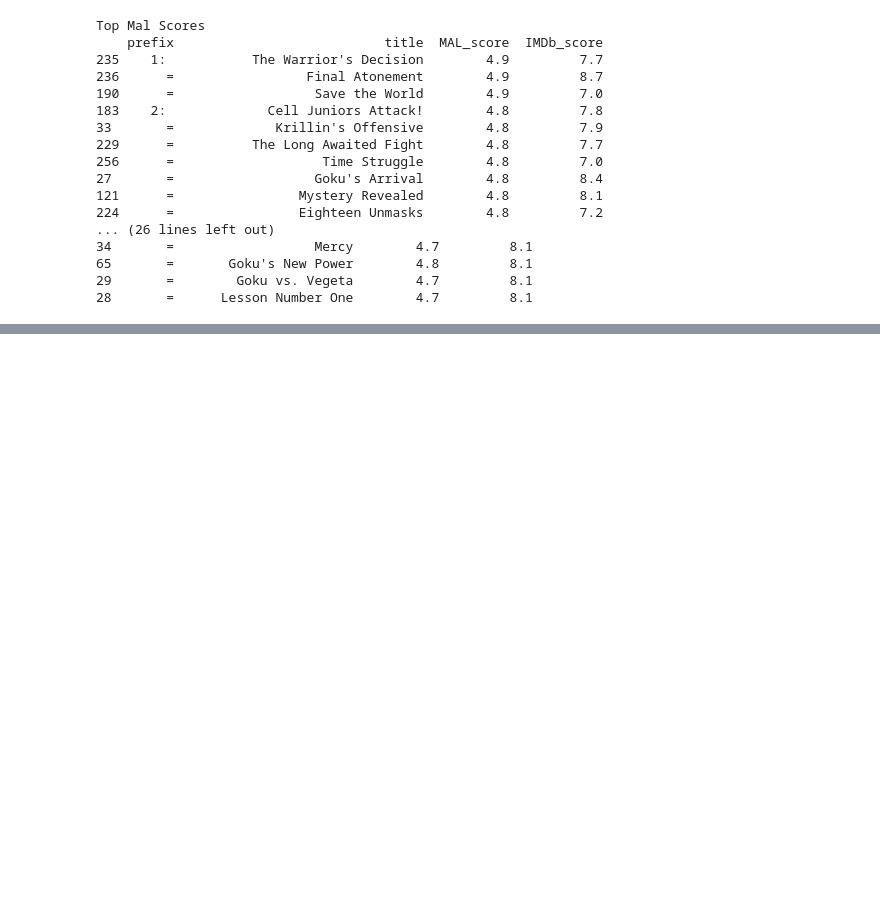
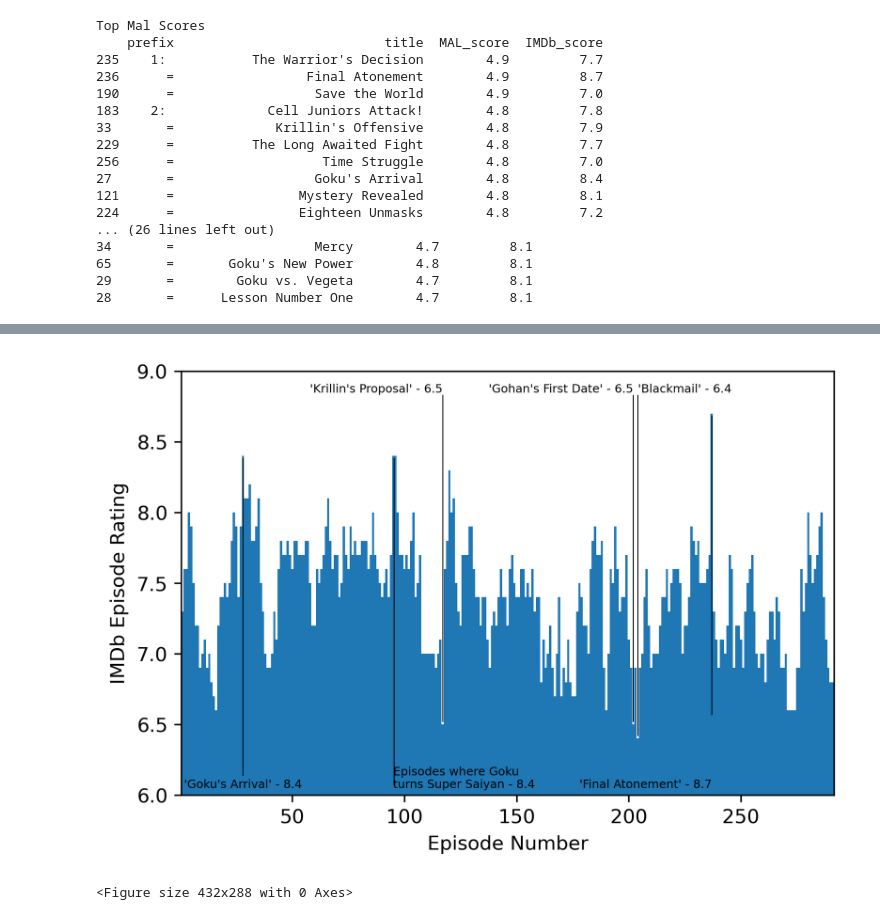
Before and after one commit to finn-okeeffe/best-dbz-episode, a Jupyter notebook: analysis_and_visualisation.ipynb, the cells around one changed output, grey strips where cells are left out. Cells and saved outputs as stored; diff of their text form; code cells hidden in the pictures; blank space fills up the shorter version.

Commit message:
Found and discussed lowest rated episodes, created annotated plots for IMDb and MAL

```diff
--- a/analysis_and_visualisation.ipynb
+++ b/analysis_and_visualisation.ipynb
@@ -169,0 +244,55 @@ Gohan's fight with Cell covers episodes 181 to 191 (index 180 to 190). A few of
+# %%
+# Visualisation
+def label_bar(ax, ep_num, score_column, text, xpos=None, height_offset=0, size=6, text_line_gap=0,**kwargs):
+    ## creates label pointing at a specific episode
+    # default x position is the episode number
+    if xpos is None: xpos=ep_num
+    # get text height
+    score = compiled_df.loc[ep_num-1, score_column]
+    ylim = ax.get_ylim()
+    span = ylim[1] - ylim[0]
+    # if score in upper half, put label on bottom, if score in lower half, put label up top
+    if score > 0.5*(ylim[1] + ylim[0]):
+        height=ylim[0]
+        sign=-1
+    else:
+        height=ylim[1]
+        sign=1
+    height += sign*height_offset
+    # place text
+    ax.text(ep_num, height, text,
+           size=size, **kwargs)
+    # create bar
+    ax.plot([xpos, xpos], [score+sign*0.02, height-sign*0.02+text_line_gap], "k-", linewidth=0.5)
+
+def title_label(ax, ep_num, score_column, **kwargs):
+    # uses label_bar to label an episode with its title and score
+    score = compiled_df.loc[ep_num-1, score_column]
+    label_bar(ax, ep_num, score_column,
+              f"\'{compiled_df.loc[ep_num-1, 'title']}\' - {score}",
+              **kwargs)
+
+
+fig,ax = plt.subplots(dpi=300)
+bars = ax.bar(x=compiled_df['mal_id'], height=compiled_df['IMDb_score'], width=1)
+ax.set_ylim((6,9))
+ax.set_xlim((0.5,291.5))
+ax.set_xlabel("Episode Number")
+ax.set_ylabel("IMDb Episode Rating")
+title_label(ax, 237, 'IMDb_score', height_offset=-0.05, text_line_gap=0.5, ha='right')
+title_label(ax, 28, 'IMDb_score', height_offset=-0.05, text_line_gap=0.07, ha='center')
+label_bar(ax, 95, 'IMDb_score', "Episodes where Goku\nturns Super Saiyan - 8.4", xpos=95.5, height_offset=-0.05, ha='left')
+
+# arguments for title_label for each bad ep
+args = [{"ha":"left"},\
+       {"ha":"right"},\
+       {"ha":"right"}]
+j=0
+for i,row in worst_IMDb.head(3).iterrows():
+    title_label(ax, row['mal_id'], 'IMDb_score', height_offset=-0.15, **args[j])
+    j+=1
+plt.show()
+plt.savefig("figures/IMDb_episode_ratings.png")
+# %% [output]
+[figure, added]
+<Figure size 432x288 with 0 Axes>
```
Also changed, not shown: parts of 4 cells of this notebook, 2 other files.
